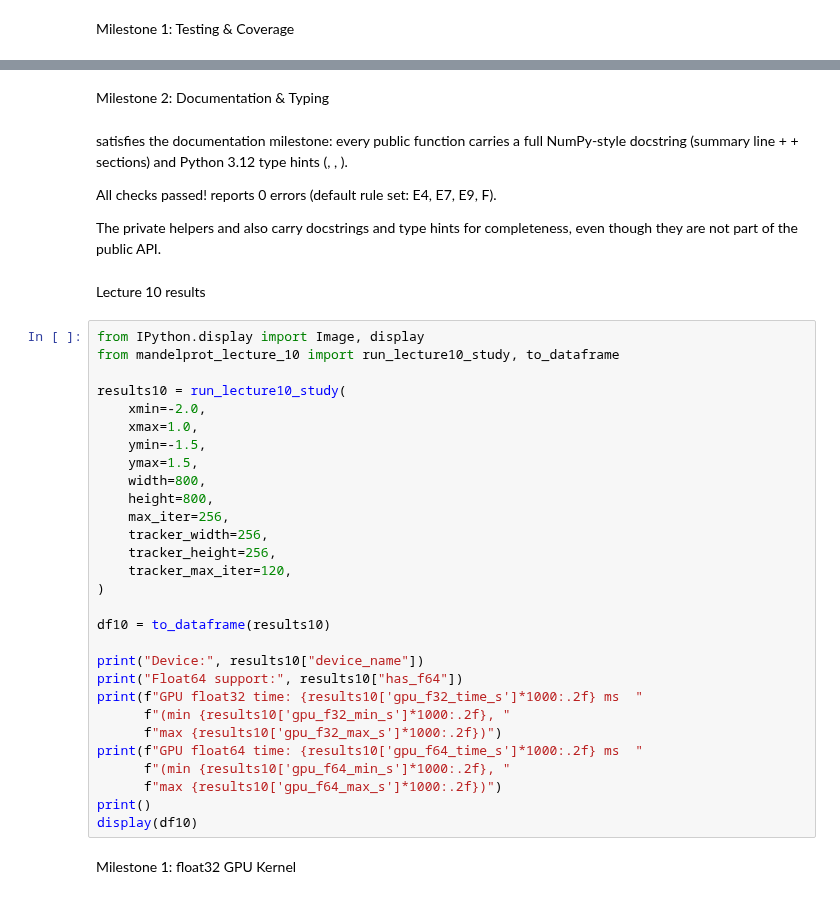
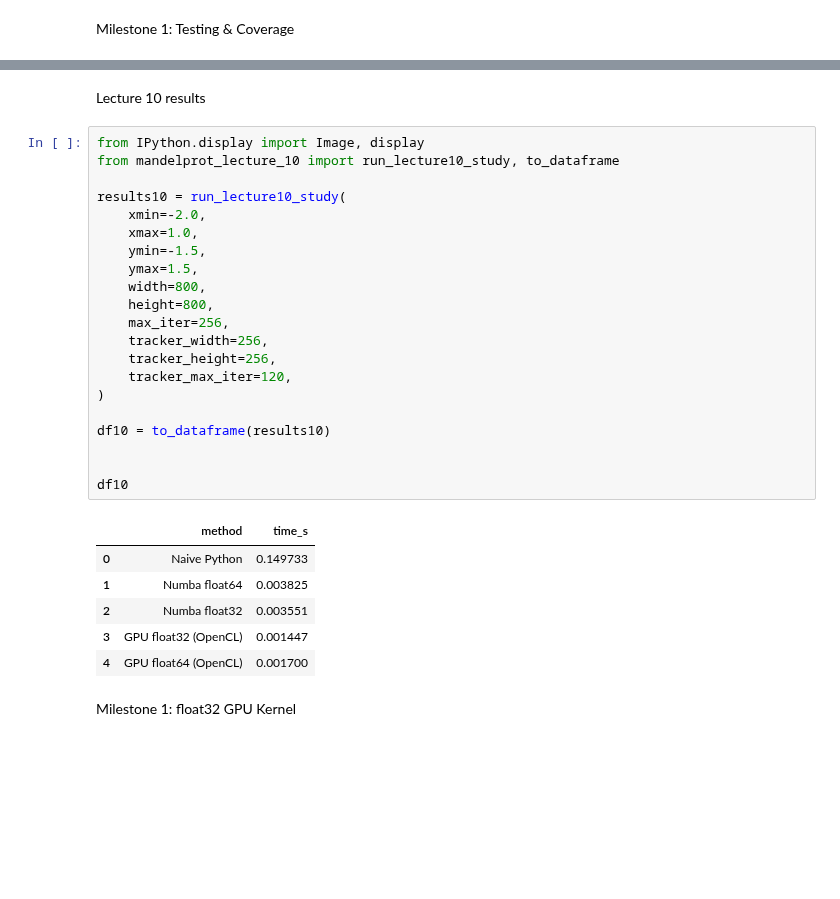
Before and after one commit to Morten-Tejlmand/numerical_scientific_computing, a Jupyter notebook: mini3.ipynb, the cells around one changed output, grey strips where cells are left out. Saved outputs shown, nothing was run; the diff lists cells and outputs as text; blank space fills up the shorter version.

```diff
--- a/mini3.ipynb
+++ b/mini3.ipynb
@@ -105,42 +117,33 @@ All 9 tests pass. Coverage is measured against ; the exercised code paths includ
-# %% [markdown]
-Milestone 2: Documentation & Typing
-# %% [markdown]
- satisfies the documentation milestone: every public function carries a full NumPy-style docstring (summary line +  +  sections) and Python 3.12 type hints (, , ).
-
-All checks passed! reports 0 errors (default rule set: E4, E7, E9, F).
-
-The private helpers  and  also carry docstrings and type hints for completeness, even though they are not part of the public API.
 # %% [markdown]
 Lecture 10 results
 # %%
 from IPython.display import Image, display
 from mandelprot_lecture_10 import run_lecture10_study, to_dataframe
 
 results10 = run_lecture10_study(
     xmin=-2.0,
     xmax=1.0,
     ymin=-1.5,
     ymax=1.5,
     width=800,
     height=800,
     max_iter=256,
     tracker_width=256,
     tracker_height=256,
     tracker_max_iter=120,
 )
 
 df10 = to_dataframe(results10)
 
-print("Device:", results10["device_name"])
-print("Float64 support:", results10["has_f64"])
-print(f"GPU float32 time: {results10['gpu_f32_time_s']*1000:.2f} ms  "
-      f"(min {results10['gpu_f32_min_s']*1000:.2f}, "
-      f"max {results10['gpu_f32_max_s']*1000:.2f})")
-print(f"GPU float64 time: {results10['gpu_f64_time_s']*1000:.2f} ms  "
-      f"(min {results10['gpu_f64_min_s']*1000:.2f}, "
-      f"max {results10['gpu_f64_max_s']*1000:.2f})")
-print()
-display(df10)
+
+df10
+# %% [output]
+|  | method | time_s |
+| 0 | Naive Python | 0.149733 |
+| 1 | Numba float64 | 0.003825 |
+| 2 | Numba float32 | 0.003551 |
+| 3 | GPU float32 (OpenCL) | 0.001447 |
+| 4 | GPU float64 (OpenCL) | 0.001700 |
 # %% [markdown]
 Milestone 1: float32 GPU Kernel
 # %%
```
Also changed, not shown: parts of 17 cells of this notebook, 3 other files.
